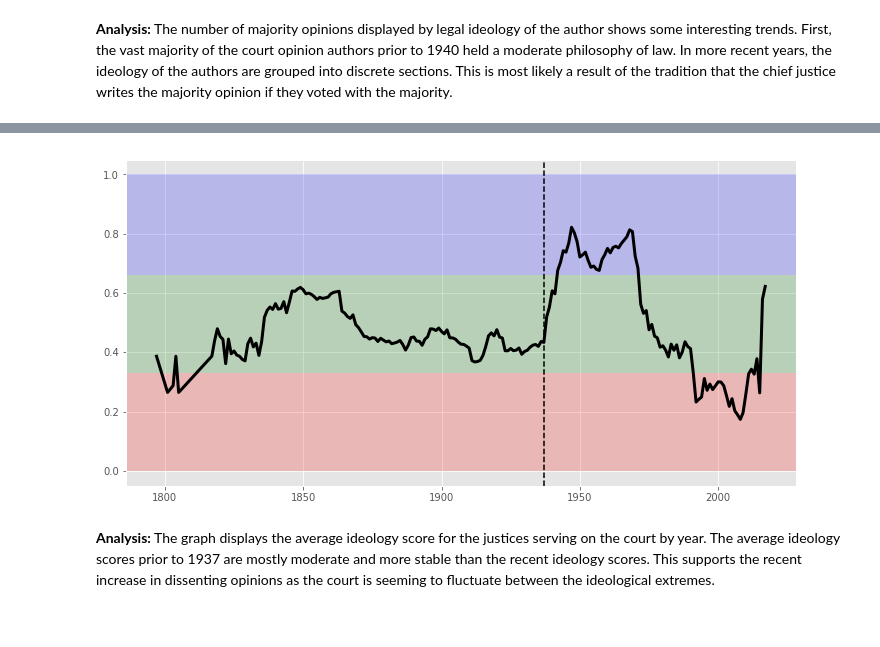
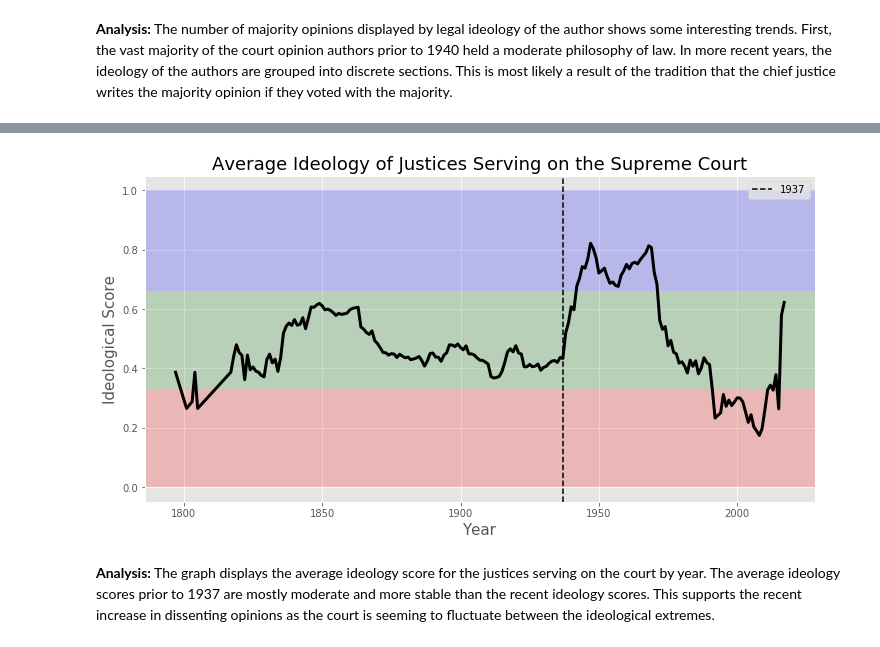
Before and after one commit to kpokrass/Supreme_Court_Case_Ideology, a Jupyter notebook: final_notebook.ipynb, the cells around one changed output, grey strips where cells are left out. Drawn from its saved outputs; the diff is of its cells as text; code cells hidden in the pictures.

```diff
--- a/final_notebook.ipynb
+++ b/final_notebook.ipynb
@@ -783,15 +800,20 @@ for i in list(range(0,len(sort_score_year))):
     sort_yr.append(year)
     sort_score.append(ideo_score)
 # %%
+# Plot the average ideology score of the supreme court justices by year
 fig = plt.figure(figsize=[12,6])
 plt.plot(sort_yr, sort_score, color='black', lw=3)
-plt.axvline(1937, color='black', linestyle='--')
-plt.axhspan(0, 0.33, facecolor='red', alpha=0.2)
-plt.axhspan(0.33, 0.66, facecolor='green', alpha=0.2)
-plt.axhspan(0.66, 1, facecolor='blue', alpha=0.2)
+plt.axvline(1937, color='black', linestyle='--', label='1937') # all scores to the left are imputed
+plt.axhspan(0, 0.33, facecolor='red', alpha=0.2) # Conservative scores
+plt.axhspan(0.33, 0.66, facecolor='green', alpha=0.2) # Moderate scores
+plt.axhspan(0.66, 1, facecolor='blue', alpha=0.2) # Liberal scores
+plt.title('Average Ideology of Justices Serving on the Supreme Court', fontsize=18)
+plt.xlabel('Year', fontsize=15)
+plt.ylabel('Ideological Score', fontsize=15)
+plt.legend()
 plt.show()
 # %% [output]
-[figure, old version]
+[figure, new version]
 # %% [markdown]
 **Analysis:** The graph displays the average ideology score for the justices serving on the court by year. The average ideology scores prior to 1937 are mostly moderate and more stable than the recent ideology scores. This supports the recent increase in dissenting opinions as the court is seeming to fluctuate between the ideological extremes.
 # %%
```
Also changed, not shown: parts of 87 cells of this notebook.
